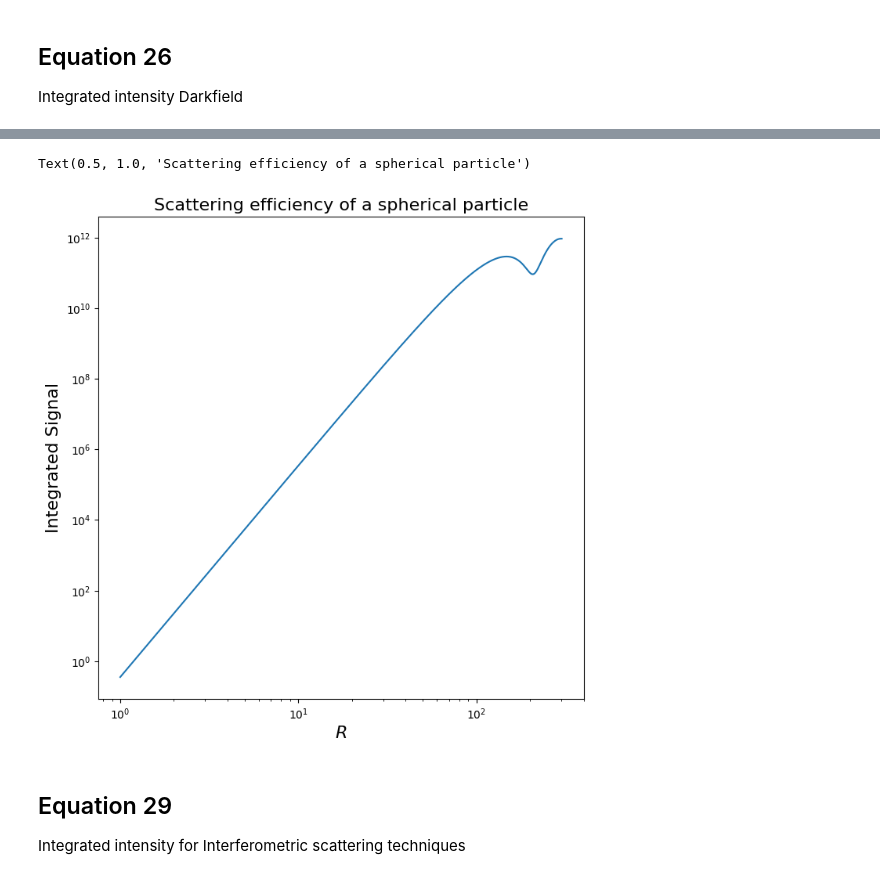
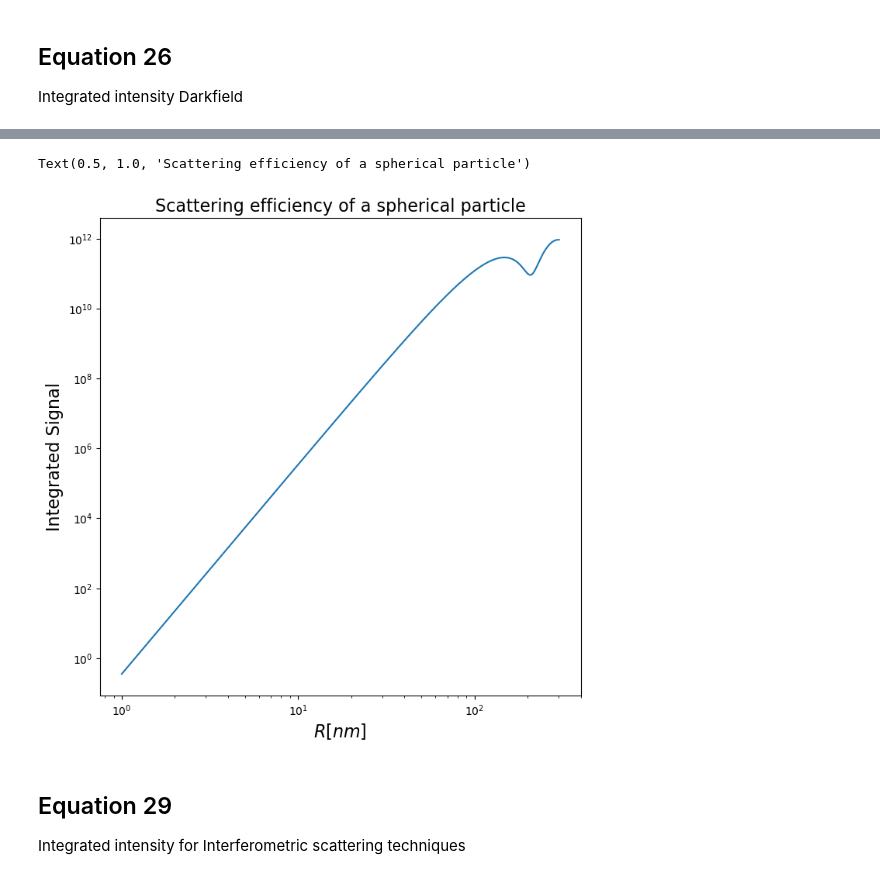
Before and after one commit to softmatterlab/OpticalCharacterizationNanoparticles, a Jupyter notebook: example_signal_relation/Modalities_Sphere.ipynb, the cells around one changed output, grey strips where cells are left out. Drawn from its saved outputs; the diff is of its cells as text; code cells hidden in the pictures.

```diff
--- a/example_signal_relation/Modalities_Sphere.ipynb
+++ b/example_signal_relation/Modalities_Sphere.ipynb
@@ -31,12 +31,12 @@ plt.show()
 # %%
 fig, axes = plt.subplots(figsize = (8, 8))
 plt.loglog(radius, np.squeeze(data)*np.abs(polarizability1)**2)
-plt.xlabel('$R$', fontsize=16)
+plt.xlabel('$R [nm]$', fontsize=16)
 plt.ylabel('Integrated Signal', fontsize=16)
 plt.title('Scattering efficiency of a spherical particle', fontsize=16)
 # %% [output]
 Text(0.5, 1.0, 'Scattering efficiency of a spherical particle')
-[figure, old version]
+[figure, new version]
 # %% [markdown]
 ## Equation 29
 
```
Also changed, not shown: parts of 8 cells of this notebook, 1 other file.
